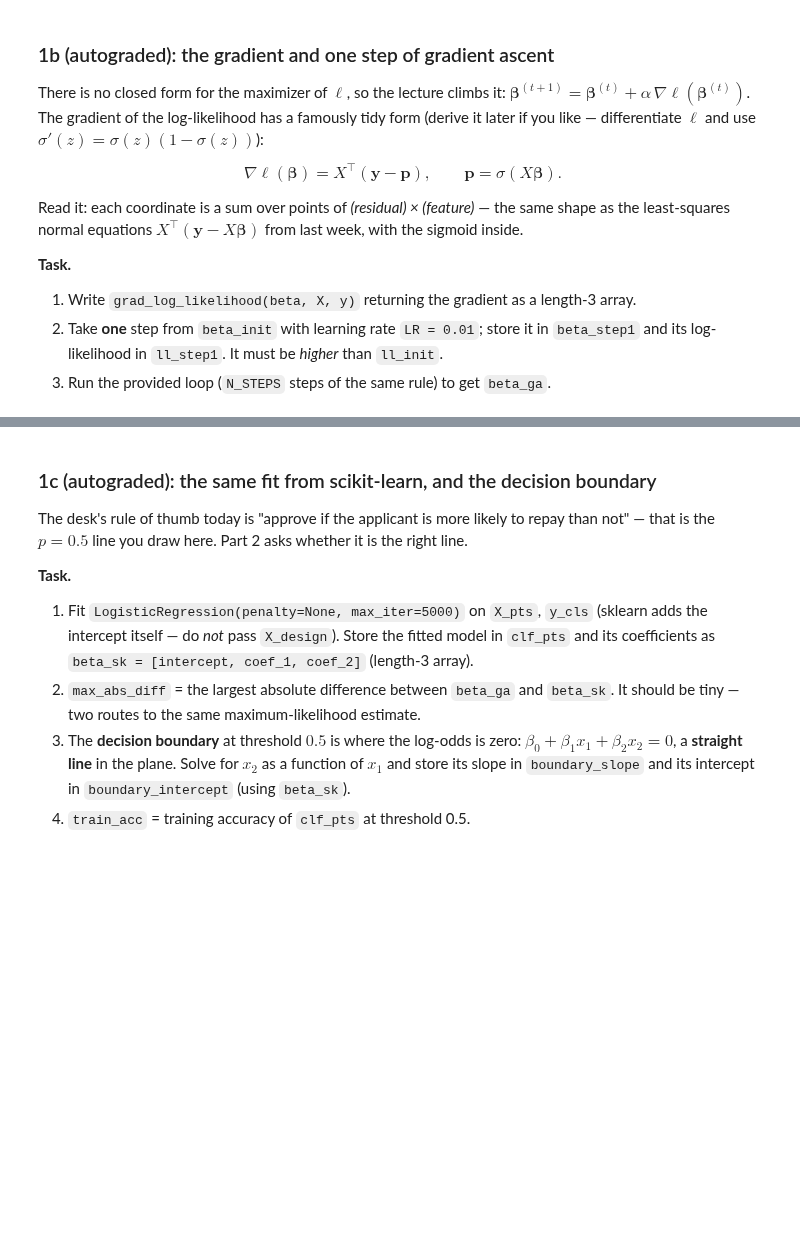
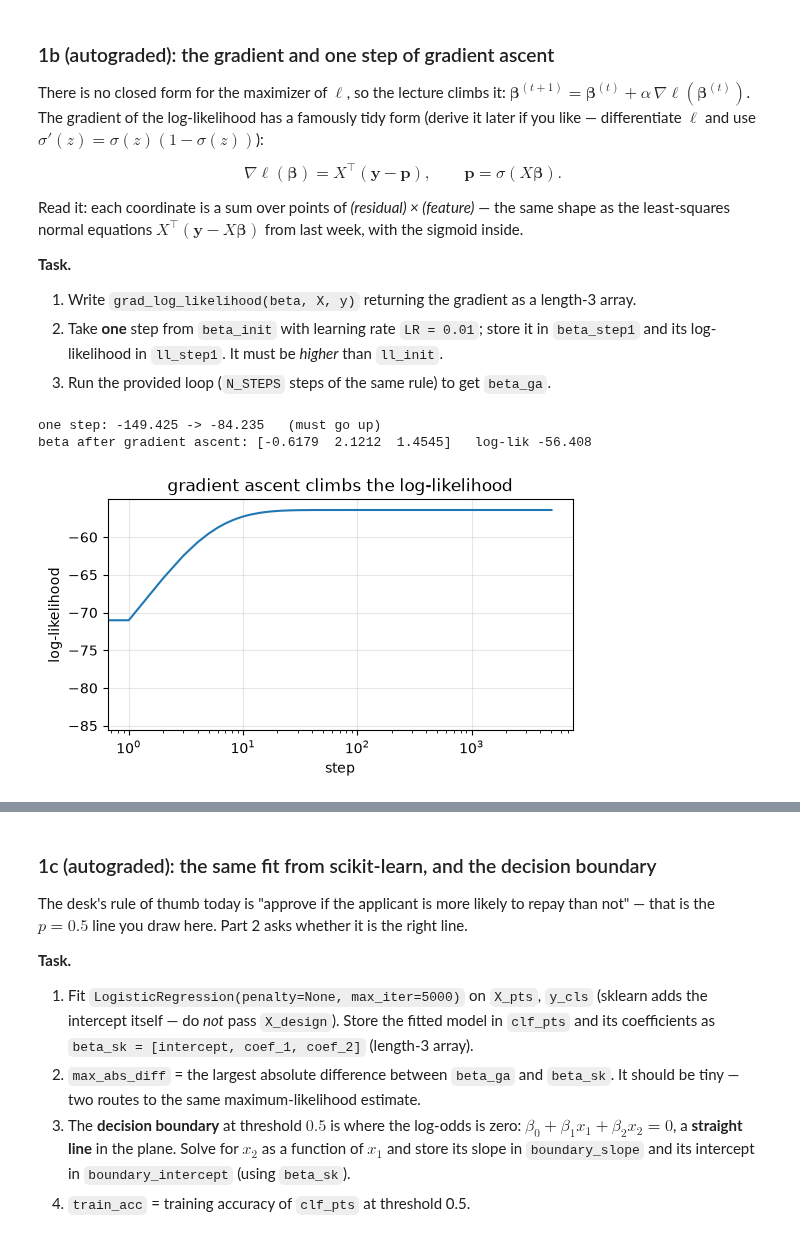
Before and after one commit to WillStill/DS701-Materials-FA26, a Jupyter notebook: class_activity_notebooks/11A-InClass-Exercise-Logistic-Regression-A1/11A-InClass-Exercise-Logistic-Regression-A1.ipynb, the cells around one changed output, grey strips where cells are left out. Drawn from its saved outputs; the diff is of its cells as text; code cells hidden in the pictures; blank space fills up the shorter version.

```diff
--- a/class_activity_notebooks/11A-InClass-Exercise-Logistic-Regression-A1/11A-InClass-Exercise-Logistic-Regression-A1.ipynb
+++ b/class_activity_notebooks/11A-InClass-Exercise-Logistic-Regression-A1/11A-InClass-Exercise-Logistic-Regression-A1.ipynb
@@ -146,16 +160,18 @@ $\ell(0) = n \log 0.5 \approx -0.693\,n$.
 # %%
 def sigmoid(z):
     """Inverse logit, elementwise."""
-    ...
+    return 1/ (1 + np.exp(-z))
+
 
 
 def log_likelihood(beta, X, y):
     """Sum over i of y_i log p_i + (1 - y_i) log(1 - p_i), with p = sigmoid(X @ beta)."""
-    ...
+    p = sigmoid(X @ beta)
+    return float(np.sum(y * np.log(p) + (1 - y) * np.log(1 - p)))
 
 
 beta_init = np.array([0.0, 1.0, -1.0])
-ll_init = ...
+ll_init = log_likelihood(beta_init, X_design, y_cls)
 
 print(f"log-likelihood at beta = 0        : {log_likelihood(np.zeros(3), X_design, y_cls):.3f}  (n log 0.5 = {n_pts * np.log(0.5):.3f})")
 print(f"log-likelihood at beta_init       : {ll_init:.3f}")
@@ -184,28 +205,32 @@ with the sigmoid inside.
 # %%
 LR = 0.01
 N_STEPS = 5000
 
 
 def grad_log_likelihood(beta, X, y):
     """Gradient of the log-likelihood: X^T (y - sigmoid(X beta))."""
-    ...
+    return (y - sigmoid(X @ beta)) @ X
 
 
-beta_step1 = ...
-ll_step1 = ...
+beta_step1 = beta_init + LR * grad_log_likelihood(beta_init, X_design, y_cls)
+ll_step1 = log_likelihood(beta_step1, X_design, y_cls)
 print(f"one step: {ll_init:.3f} -> {ll_step1:.3f}   (must go up)")
 
 # The full climb (provided): repeat the same rule N_STEPS times.
 beta_ga = beta_init.copy()
 ll_trace = []
 for _ in range(N_STEPS):
     beta_ga = beta_ga + LR * grad_log_likelihood(beta_ga, X_design, y_cls)
     ll_trace.append(log_likelihood(beta_ga, X_design, y_cls))
 
 print("beta after gradient ascent:", np.round(beta_ga, 4), f"  log-lik {ll_trace[-1]:.3f}")
 plt.figure(figsize=(6, 3))
 plt.plot(ll_trace); plt.xscale("log")
 plt.xlabel("step"); plt.ylabel("log-likelihood"); plt.title("gradient ascent climbs the log-likelihood")
 plt.grid(alpha=0.3); plt.show()
+# %% [output]
+one step: -149.425 -> -84.235   (must go up)
+beta after gradient ascent: [-0.6179  2.1212  1.4545]   log-lik -56.408
+[figure, added]
 # %%
 grader.check("q2")
```
Also changed, not shown: parts of 13 cells of this notebook, 4 other files.
